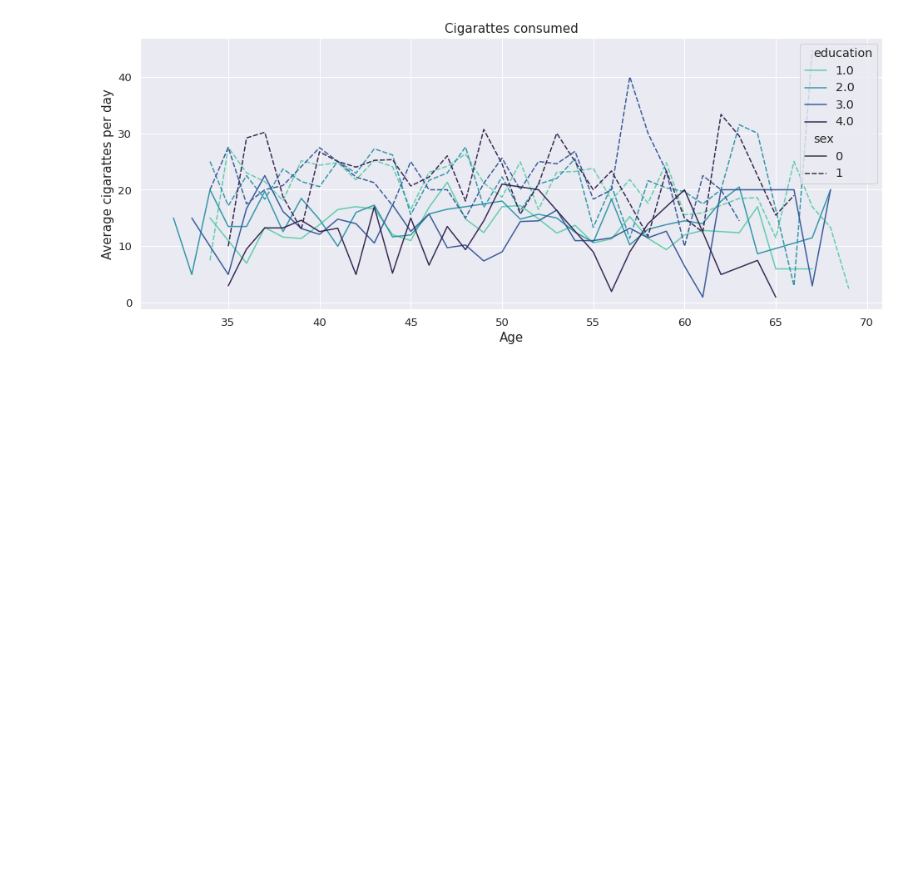
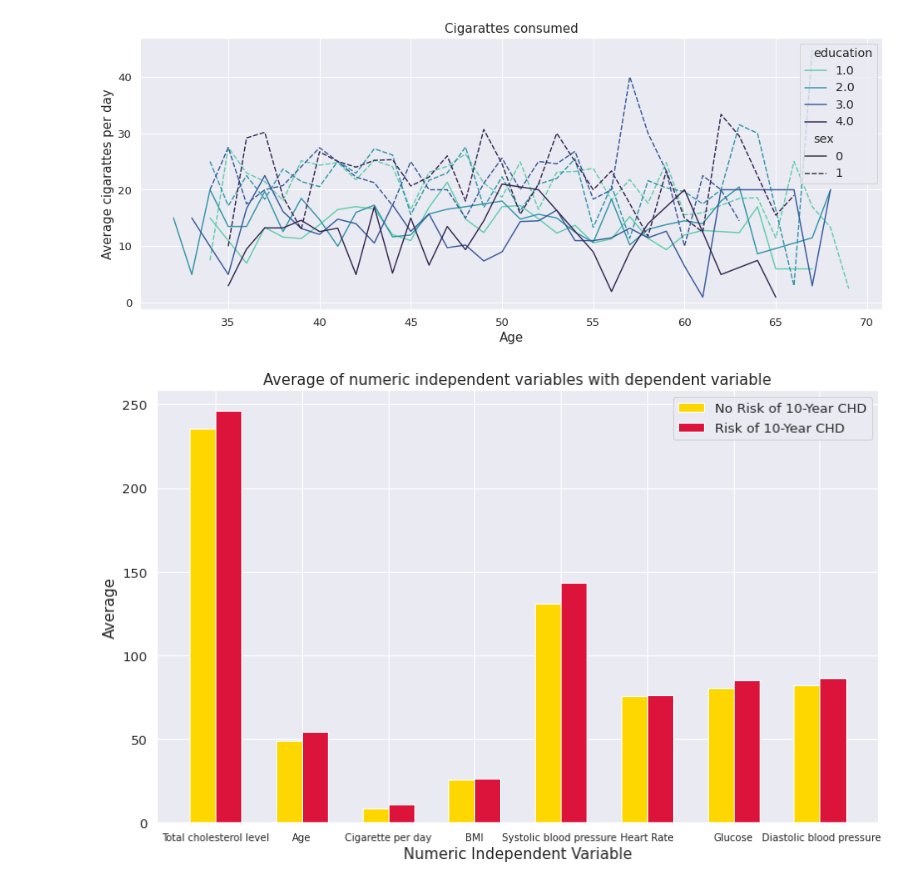
Before and after one commit to Sriharish19/SH-Supervised-ML-Cardiovascular-Risk-Prediction, a Jupyter notebook: SH_Supervised_ML_Classification_Cardiovascular_Risk_Prediction.ipynb, the cells around one changed output. Cells and saved outputs as stored; diff of their text form; code cells hidden in the pictures; blank space fills up the shorter version.

```diff
--- a/SH_Supervised_ML_Classification_Cardiovascular_Risk_Prediction.ipynb
+++ b/SH_Supervised_ML_Classification_Cardiovascular_Risk_Prediction.ipynb
@@ -323,3 +323,28 @@ for col in col_lst:
   risk_avg_lst.append(round(risk_avg.iloc[0,1],2))
 # print(no_risk_avg_lst)
 # print(risk_avg_lst)
+# %%
+# Function for bar plot
+def barplot(bar1_lists,bar2_lists,col_lst,bar1_color,bar2_color,bar1_label,bar2_label,xlabel,ylabel,title,xticks_lst):
+  bar1_list = bar1_lists
+  bar2_list = bar2_lists
+
+  width_of_RandA_rooms = 0.3
+  bar1 = np.arange(len(col_lst))
+  bar2 = [i + width_of_RandA_rooms for i in bar1]
+
+  plt.figure(figsize= (13,8))
+  plt.bar(bar1,bar1_list,width_of_RandA_rooms,color = bar1_color, label = bar1_label)
+  plt.bar(bar2,bar2_list,width_of_RandA_rooms,color = bar2_color, label = bar2_label)
+  plt.xlabel(xlabel,fontsize = 15)
+  plt.ylabel(ylabel,fontsize = 15)
+  plt.title(title,fontsize = 15)
+  plt.xticks(bar1+width_of_RandA_rooms/2,xticks_lst,fontsize = 10)
+  plt.legend()
+  plt.show()
+# %%
+# Plotting
+barplot(no_risk_avg_lst,risk_avg_lst,col_lst,'gold','crimson','No Risk of 10-Year CHD','Risk of 10-Year CHD',
+        'Numeric Independent Variable','Average','Average of numeric independent variables with dependent variable',xticks_lst)
+# %% [output]
+[figure, added]
```
Also changed, not shown: parts of 6 cells of this notebook.
